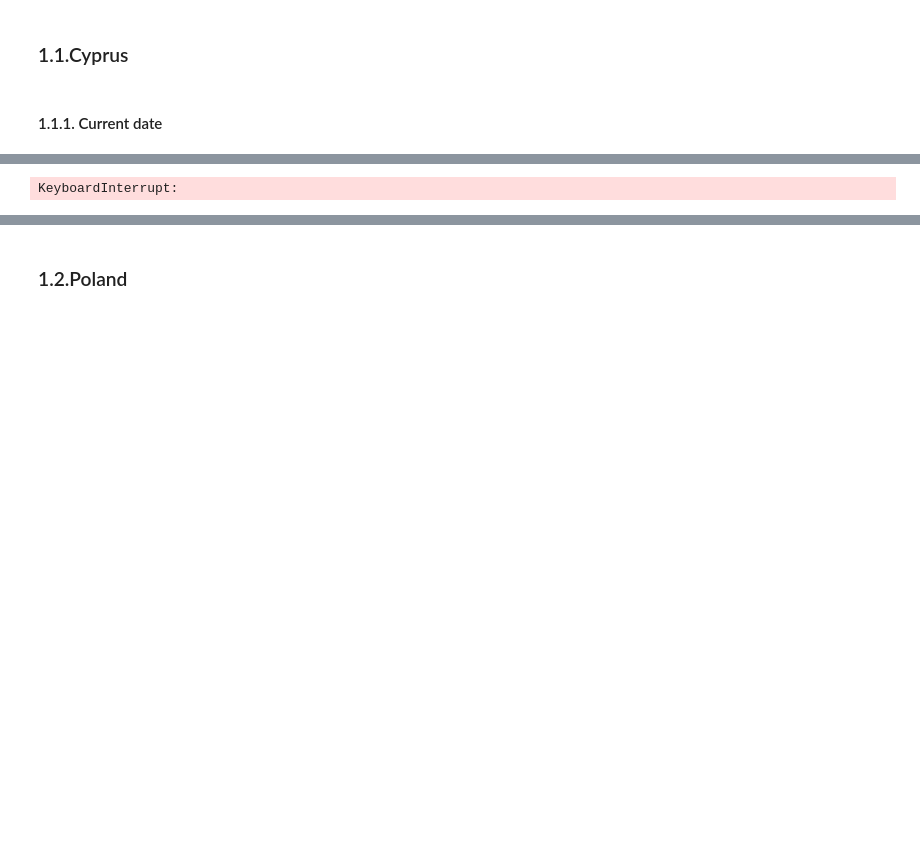
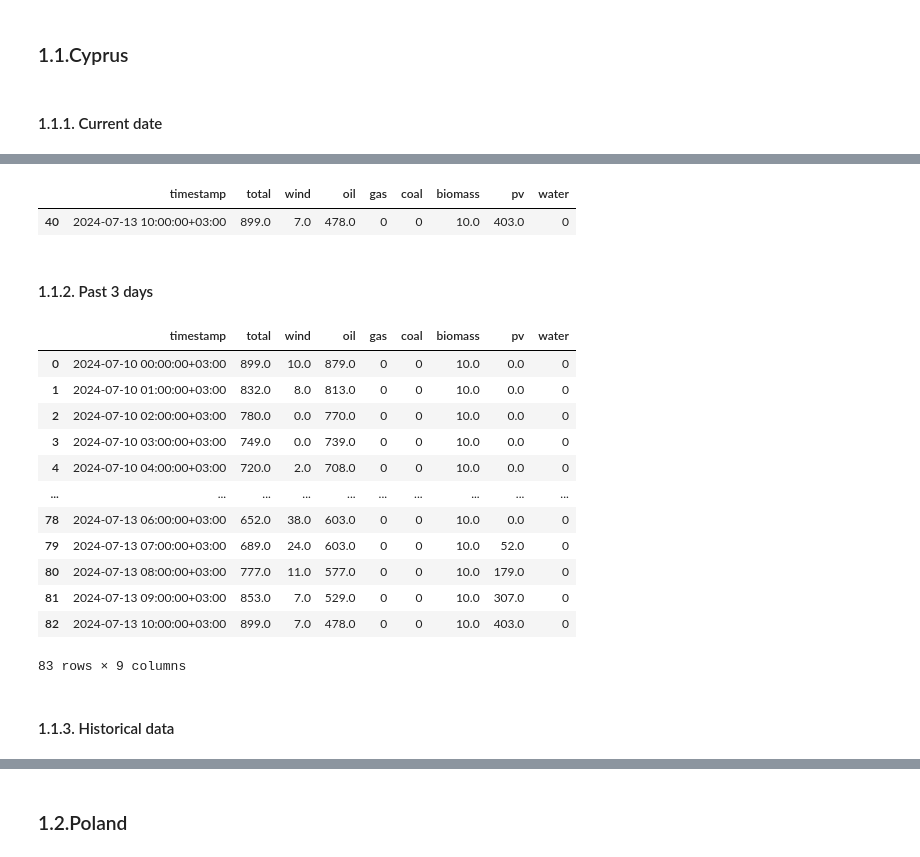
Before and after one commit to UCY-LINC-LAB/GreenAnalyzer-Project, a Jupyter notebook: energy_mix_prediction/1_getEnergyMix_CarbonEmissions.ipynb, the cells around one changed output, grey strips where cells are left out. Saved outputs shown, nothing was run; the diff lists cells and outputs as text; code cells hidden in the pictures; blank space fills up the shorter version.

Commit message:
Modified EnergyMixCyprus functions, added new function for past 3 days

```diff
--- a/energy_mix_prediction/1_getEnergyMix_CarbonEmissions.ipynb
+++ b/energy_mix_prediction/1_getEnergyMix_CarbonEmissions.ipynb
@@ -86,0 +33,41 @@ get_cy_energy_mix_data(2024, 6, 27, 2024, 6, 27)
+# %%
+def get_cy_temp_forecast(lati, longi, suffix, past_days = 0, forecast_days = 1):
+
+  url = "https://api.open-meteo.com/v1/forecast"
+  params = {
+	  "latitude": lati,
+	  "longitude": longi,
+    "hourly": "direct_normal_irradiance",
+    "timezone": "Europe/Moscow",
+    "past_days": past_days,
+    "forecast_days": forecast_days
+  }
+
+  responses = openmeteo.weather_api(url, params=params)
+
+  # Process first location. Add a for-loop for multiple locations or weather models
+  response = responses[0]
+
+  # Process hourly data. The order of variables needs to be the same as requested.
+  hourly = response.Hourly()
+  hourly_direct_normal_irradiance = hourly.Variables(0).ValuesAsNumpy()
+
+  hourly_data = {"date": pd.date_range(
+	  start = pd.to_datetime(hourly.Time(), unit = "s", utc = True),
+	  end = pd.to_datetime(hourly.TimeEnd(), unit = "s", utc = True),
+	  freq = pd.Timedelta(seconds = hourly.Interval()),
+	  inclusive = "left"
+  )}
+
+  hourly_data["direct_normal_irradiance"] = hourly_direct_normal_irradiance
+
+  hourly_dataframe = pd.DataFrame(data = hourly_data)
+  hourly_data["direct_normal_irradiance"] = hourly_direct_normal_irradiance
+  hourly_dataframe['date'] = hourly_dataframe['date'].dt.tz_convert('Europe/Athens')
+
+
+  # Adding suffix to columns 2 to 4
+  for col in hourly_dataframe.columns[1:]:  # Columns 2 to end
+    hourly_dataframe.rename(columns={col: col + suffix}, inplace=True)
+
+  return hourly_dataframe
@@ -86,0 +124,7 @@ get_cy_energy_mix_data(2024, 6, 27, 2024, 6, 27)
+# %%
+get_cy_current_energy_mix_data()
+# %% [output]
+|  | timestamp | total | wind | oil | gas | coal | biomass | pv | water |
+| 40 | 2024-07-13 10:00:00+03:00 | 899.0 | 7.0 | 478.0 | 0 | 0 | 10.0 | 403.0 | 0 |
+# %% [markdown]
+#### 1.1.2. Past 3 days
@@ -86,0 +189,18 @@ get_cy_energy_mix_data(2024, 6, 27, 2024, 6, 27)
+# %%
+get_cy_past3days_energy_mix_data()
+# %% [output]
+|  | timestamp | total | wind | oil | gas | coal | biomass | pv | water |
+| 0 | 2024-07-10 00:00:00+03:00 | 899.0 | 10.0 | 879.0 | 0 | 0 | 10.0 | 0.0 | 0 |
+| 1 | 2024-07-10 01:00:00+03:00 | 832.0 | 8.0 | 813.0 | 0 | 0 | 10.0 | 0.0 | 0 |
+| 2 | 2024-07-10 02:00:00+03:00 | 780.0 | 0.0 | 770.0 | 0 | 0 | 10.0 | 0.0 | 0 |
+| 3 | 2024-07-10 03:00:00+03:00 | 749.0 | 0.0 | 739.0 | 0 | 0 | 10.0 | 0.0 | 0 |
+| 4 | 2024-07-10 04:00:00+03:00 | 720.0 | 2.0 | 708.0 | 0 | 0 | 10.0 | 0.0 | 0 |
+| ... | ... | ... | ... | ... | ... | ... | ... | ... | ... |
+| 78 | 2024-07-13 06:00:00+03:00 | 652.0 | 38.0 | 603.0 | 0 | 0 | 10.0 | 0.0 | 0 |
+| 79 | 2024-07-13 07:00:00+03:00 | 689.0 | 24.0 | 603.0 | 0 | 0 | 10.0 | 52.0 | 0 |
+| 80 | 2024-07-13 08:00:00+03:00 | 777.0 | 11.0 | 577.0 | 0 | 0 | 10.0 | 179.0 | 0 |
+| 81 | 2024-07-13 09:00:00+03:00 | 853.0 | 7.0 | 529.0 | 0 | 0 | 10.0 | 307.0 | 0 |
+| 82 | 2024-07-13 10:00:00+03:00 | 899.0 | 7.0 | 478.0 | 0 | 0 | 10.0 | 403.0 | 0 |
+83 rows × 9 columns
+# %% [markdown]
+#### 1.1.3. Historical data
@@ -87,7 +305,5 @@ get_cy_energy_mix_data(2024, 6, 27, 2024, 6, 27)
 # %%
-# 01/06/2022-30/05/2024
-df_cy_historical = get_cy_energy_mix_data(2022, 6, 1, 2024, 5, 30)#(2022, 10, 29, 2022, 11, 1)
-df_cy_historical.to_csv(google_drive_path + "EnergyMix_CY_historical_estimated_01-06-2022_30-05-2024.csv", index = False)
+# 01/01/2022-30/05/2024
+df_cy_historical = get_cy_hist_energy_mix_data(2022, 1, 1, 2024, 5, 30)
+df_cy_historical.to_csv(google_drive_path + "EnergyMix_CY_historical_estimated_01-01-2022_30-05-2024.csv", index = False)
-# %% [output]
-KeyboardInterrupt:
 # %%
```
Also changed, not shown: parts of 16 cells of this notebook, 2 other files.
